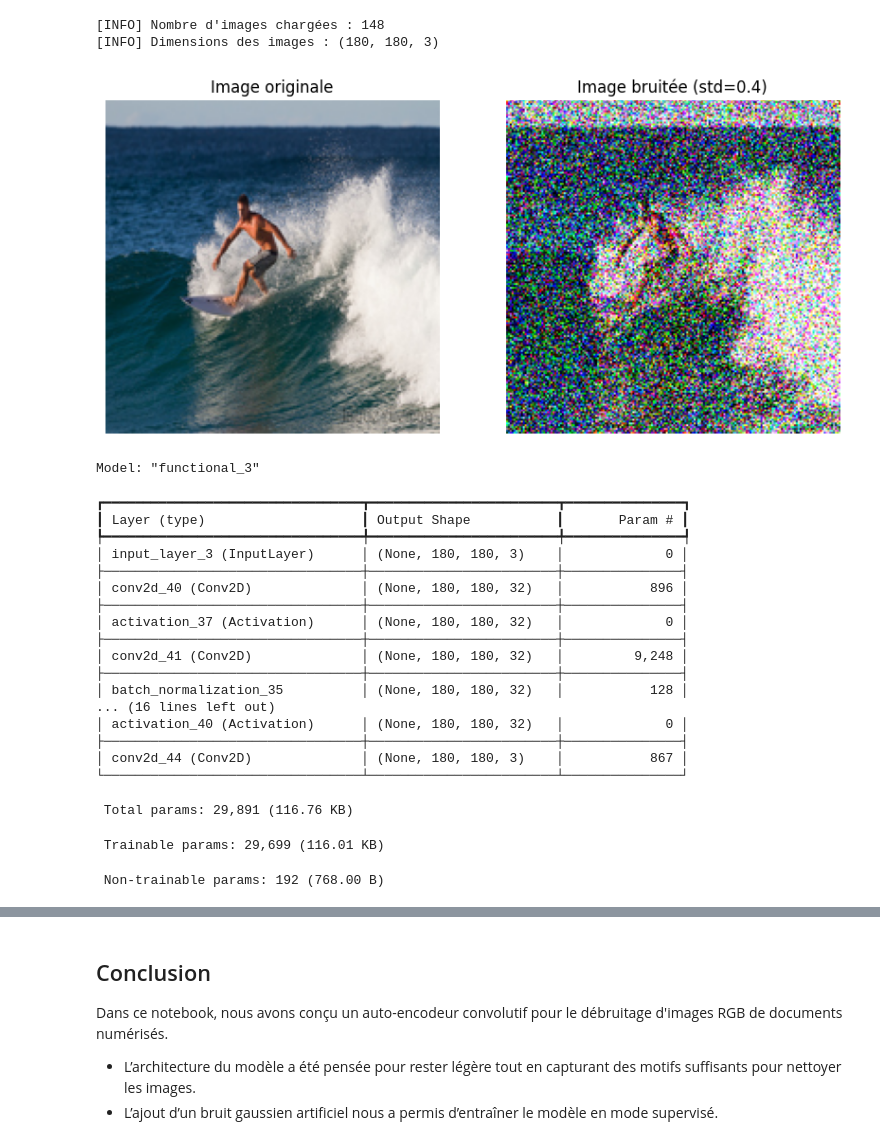
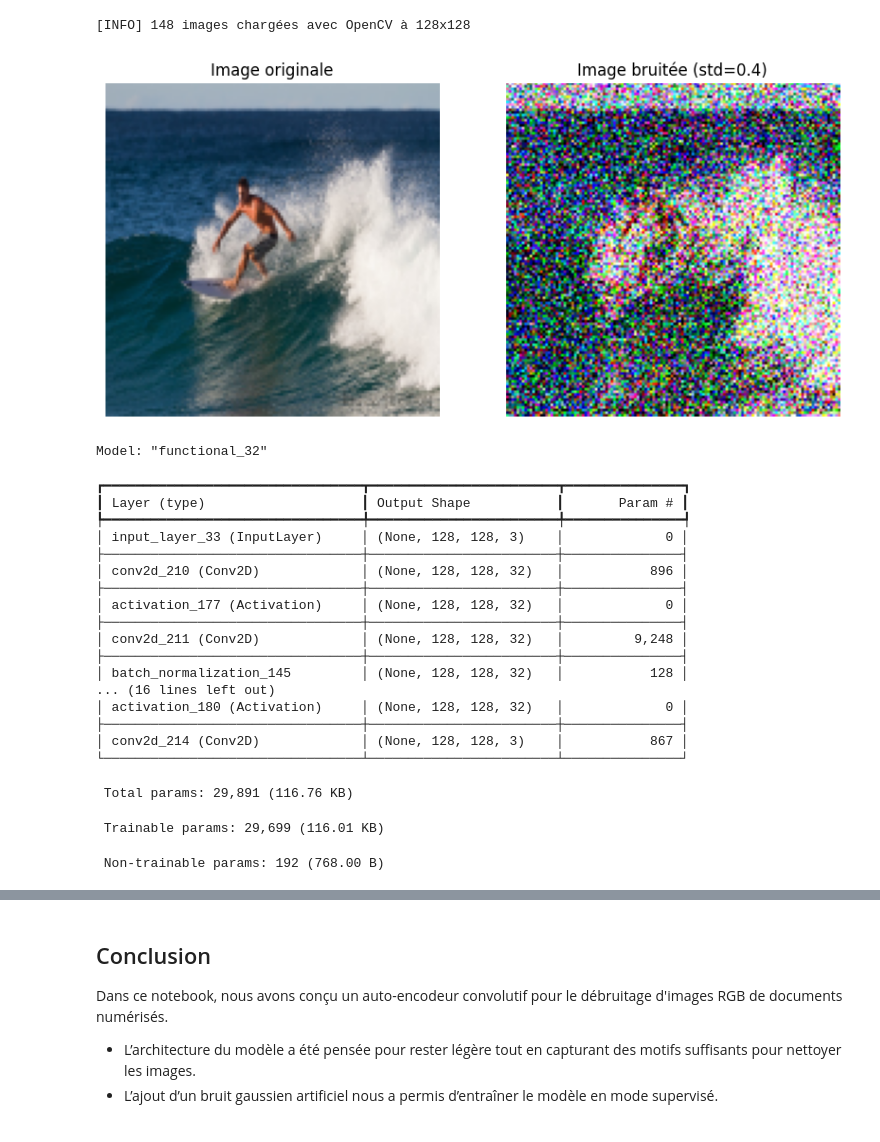
Before and after one commit to clementfornes13/leyenda_project, a Jupyter notebook: Livrable 2.ipynb, the cells around one changed output, grey strips where cells are left out. Saved outputs shown, nothing was run; the diff lists cells and outputs as text; code cells hidden in the pictures.

```diff
--- a/Livrable 2.ipynb
+++ b/Livrable 2.ipynb
@@ -11,57 +12,50 @@ from tensorflow.keras.optimizers import Adam
 from skimage.metrics import peak_signal_noise_ratio as psnr
 from tensorflow.keras.callbacks import EarlyStopping, ReduceLROnPlateau
 from pathlib import Path
-# %%
-# Dossier des images
-image_folder = "./imagesL2"
-img_size = 256
-X = []
-
-# Chemins des images jpg
-image_paths = sorted(glob.glob(os.path.join(image_folder, "*.jpg")))
-
-# Chargement et normalisation
-for img_path in tqdm(image_paths, desc="Chargement des images"):
-    try:
-        img = Image.open(img_path).convert("RGB")
-        img = img.resize((img_size, img_size))
-        img_array = np.array(img, dtype=np.float32) / 255.0
-        X.append(img_array)
-    except Exception as e:
-        print(f"[WARNING] Erreur avec {img_path} : {e}")
-
-# Conversion en array NumPy
-X = np.array(X)
-print(f"[INFO] Nombre d'images chargées : {X.shape[0]}")
-print(f"[INFO] Dimensions des images : {X.shape[1:]}")  # (256, 256, 3)
-# %% [output]
-[INFO] Nombre d'images chargées : 148
-[INFO] Dimensions des images : (180, 180, 3)
+# %%
+img_size = 128  # plus petit que 256
+image_folder = "./imagesL2"
+X = []
+
+image_paths = sorted(glob.glob(os.path.join(image_folder, "*.jpg")))
+
+for path in tqdm(image_paths, desc="Chargement avec OpenCV (128x128)"):
+    img = cv2.imread(path)  # BGR
+    if img is None:
+        continue
+    img = cv2.cvtColor(img, cv2.COLOR_BGR2RGB)  # Convertir en RGB
+    img = cv2.resize(img, (img_size, img_size), interpolation=cv2.INTER_AREA)
+    img = img.astype(np.float32) / 255.0
+    X.append(img)
+
+X = np.array(X)
+print(f"[INFO] {len(X)} images chargées avec OpenCV à {img_size}x{img_size}")
+# %% [output]
+[INFO] 148 images chargées avec OpenCV à 128x128
 # %%
-# Fonction pour ajouter du bruit gaussien vectorisé
-def add_gaussian_noise(images, mean=0.0, std=0.4, show_example=False):
+def add_gaussian_noise(images, mean=0.0, std=0.1, show_example=False):
     noise = np.random.normal(mean, std, images.shape)
     noisy_images = np.clip(images + noise, 0., 1.)
 
     if show_example:
         plt.figure(figsize=(10, 5))
         plt.subplot(1, 2, 1)
         plt.imshow(images[0])
         plt.title("Image originale")
         plt.axis("off")
 
         plt.subplot(1, 2, 2)
         plt.imshow(noisy_images[0])
         plt.title(f"Image bruitée (std={std})")
         plt.axis("off")
         plt.show()
 
     return noisy_images
 
-# Application du bruit
-X_noisy = add_gaussian_noise(X, mean=0.0, std=0.4, show_example=True)
+X_noisy = add_gaussian_noise(X, std=0.4, show_example=True)
+noise = X_noisy - X
 # %% [output]
-[figure, old version]
+[figure, new version]
 # %%
 def build_light_dncnn(input_shape=(img_size, img_size, 3), num_layers=5, num_filters=32):
     input_img = Input(shape=input_shape)
@@ -73,33 +67,32 @@ def build_light_dncnn(input_shape=(img_size, img_size, 3), num_layers=5, num_fil
         x = BatchNormalization()(x)
         x = Activation('relu')(x)
 
-    x = Conv2D(3, (3, 3), padding='same')(x)  # bruit RGB prédit
+    x = Conv2D(3, (3, 3), padding='same')(x)
 
     model = Model(inputs=input_img, outputs=x)
-    model.compile(optimizer=Adam(learning_rate=1e-3), loss='mse')
+    model.compile(optimizer=Adam(learning_rate=1e-3), loss='mae', metrics=['mae'])
     return model
 
-# Construction du modèle allégé
 dncnn = build_light_dncnn()
 dncnn.summary()
 # %% [output]
-Model: "functional_3"
+Model: "functional_32"
 ┏━━━━━━━━━━━━━━━━━━━━━━━━━━━━━━━━━┳━━━━━━━━━━━━━━━━━━━━━━━━┳━━━━━━━━━━━━━━━┓
 ┃ Layer (type)                    ┃ Output Shape           ┃       Param # ┃
 ┡━━━━━━━━━━━━━━━━━━━━━━━━━━━━━━━━━╇━━━━━━━━━━━━━━━━━━━━━━━━╇━━━━━━━━━━━━━━━┩
-│ input_layer_3 (InputLayer)      │ (None, 180, 180, 3)    │             0 │
+│ input_layer_33 (InputLayer)     │ (None, 128, 128, 3)    │             0 │
 ├─────────────────────────────────┼────────────────────────┼───────────────┤
-│ conv2d_40 (Conv2D)              │ (None, 180, 180, 32)   │           896 │
+│ conv2d_210 (Conv2D)             │ (None, 128, 128, 32)   │           896 │
 ├─────────────────────────────────┼────────────────────────┼───────────────┤
-│ activation_37 (Activation)      │ (None, 180, 180, 32)   │             0 │
+│ activation_177 (Activation)     │ (None, 128, 128, 32)   │             0 │
 ├─────────────────────────────────┼────────────────────────┼───────────────┤
-│ conv2d_41 (Conv2D)              │ (None, 180, 180, 32)   │         9,248 │
+│ conv2d_211 (Conv2D)             │ (None, 128, 128, 32)   │         9,248 │
 ├─────────────────────────────────┼────────────────────────┼───────────────┤
-│ batch_normalization_35          │ (None, 180, 180, 32)   │           128 │
+│ batch_normalization_145         │ (None, 128, 128, 32)   │           128 │
 ... (16 lines left out)
-│ activation_40 (Activation)      │ (None, 180, 180, 32)   │             0 │
+│ activation_180 (Activation)     │ (None, 128, 128, 32)   │             0 │
 ├─────────────────────────────────┼────────────────────────┼───────────────┤
-│ conv2d_44 (Conv2D)              │ (None, 180, 180, 3)    │           867 │
+│ conv2d_214 (Conv2D)             │ (None, 128, 128, 3)    │           867 │
 └─────────────────────────────────┴────────────────────────┴───────────────┘
  Total params: 29,891 (116.76 KB)
  Trainable params: 29,699 (116.01 KB)
```
Also changed, not shown: parts of 4 cells of this notebook.
